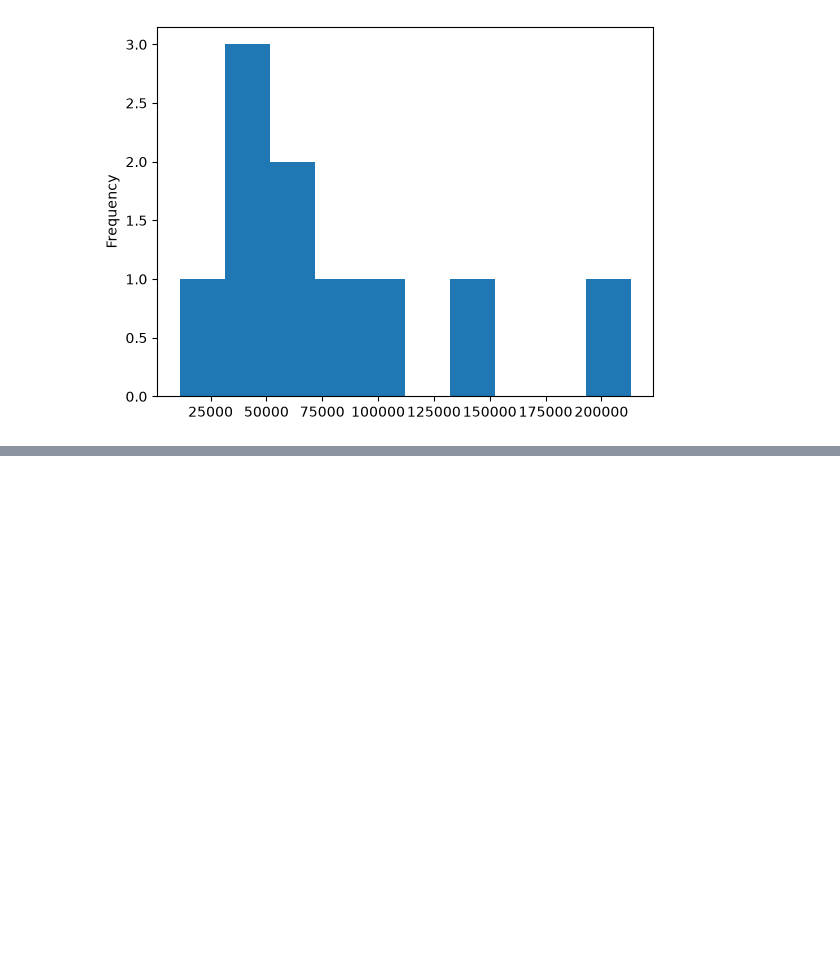
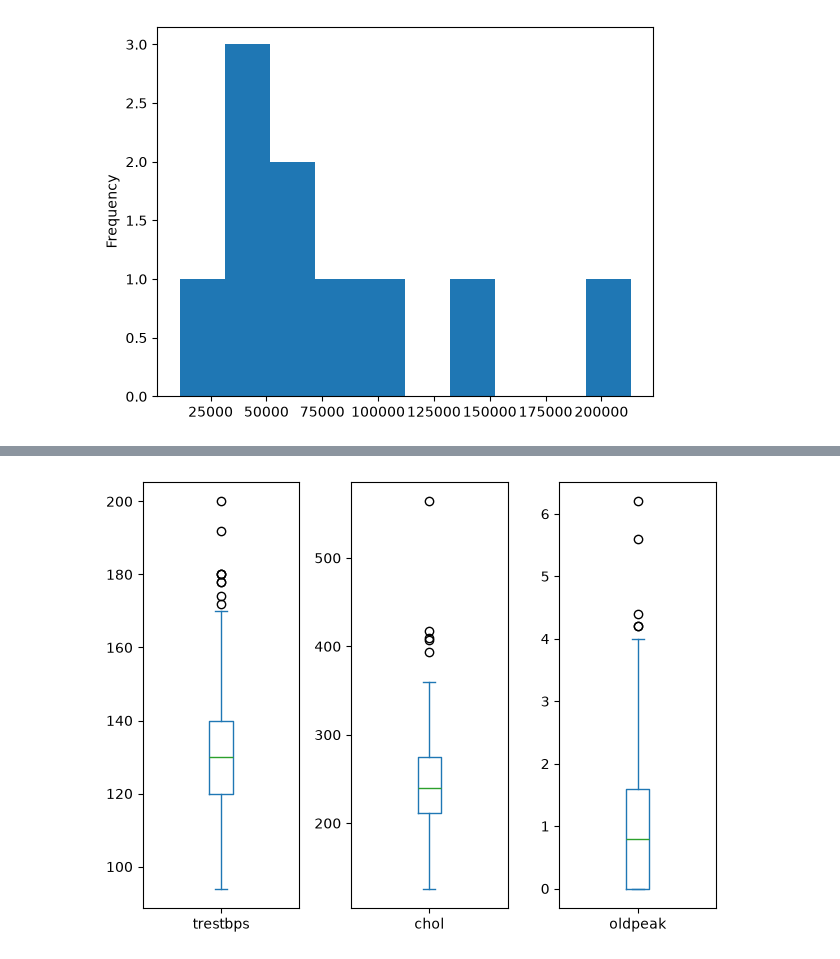
Before and after one commit to azharaul/ds-ml-learning-journey, a Jupyter notebook: matplotlib.ipynb, the cells around one changed output, grey strips where cells are left out. Cells and saved outputs as stored; diff of their text form; code cells hidden in the pictures; blank space fills up the shorter version.

```diff
--- a/matplotlib.ipynb
+++ b/matplotlib.ipynb
@@ -289,0 +335,5 @@ df['Odometer (KM)'].plot(kind='hist')
+# %%
+heart_disease[['trestbps', 'chol', 'oldpeak']].plot(kind='box', subplots=True)
+plt.tight_layout()
+# %% [output]
+[figure, added]
```
Also changed, not shown: parts of 26 cells of this notebook.
